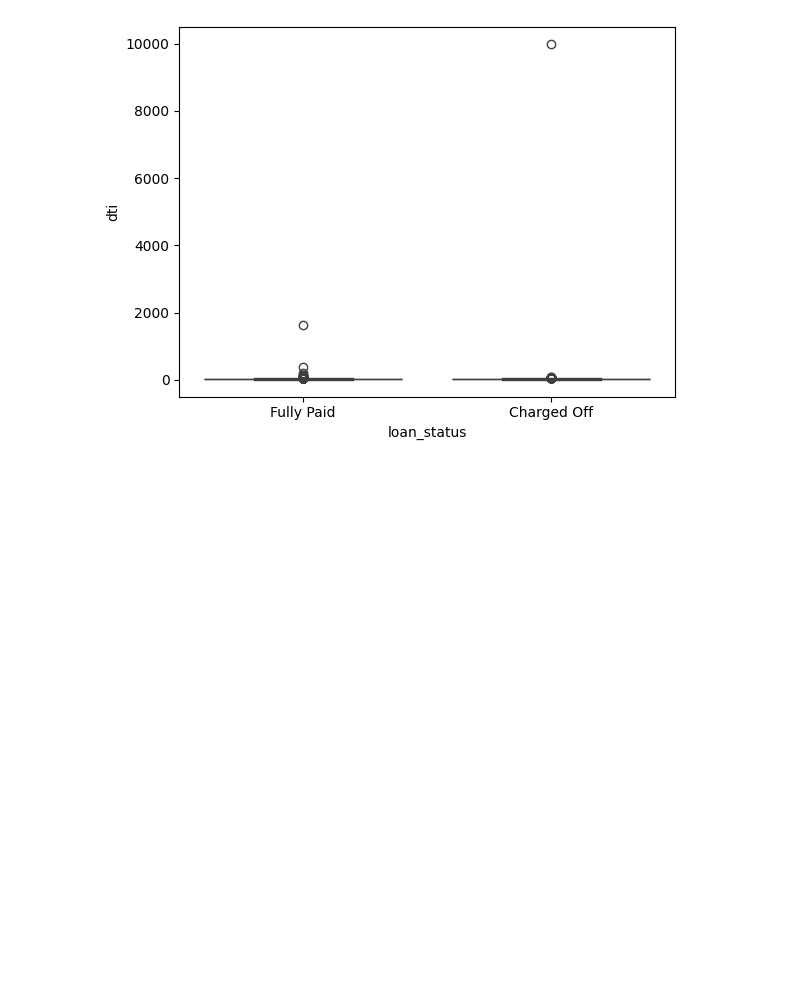
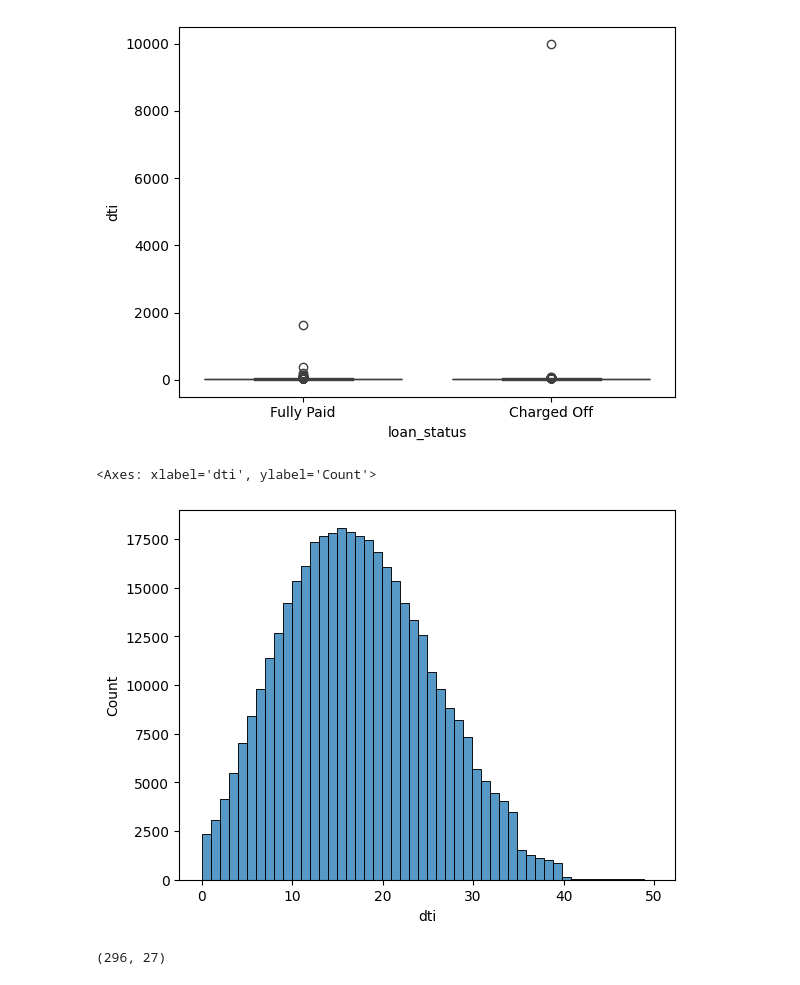
Before and after one commit to Debasishsaha123/Loan-default-prediction-ML-Projects, a Jupyter notebook: data_understanding.ipynb, the cells around one changed output. Drawn from its saved outputs; the diff is of its cells as text; code cells hidden in the pictures; blank space fills up the shorter version.

```diff
--- a/data_understanding.ipynb
+++ b/data_understanding.ipynb
@@ -283,3 +311,14 @@ sns.boxplot(x="loan_status",y="dti",data=df)
 # %% [output]
 <Axes: xlabel='loan_status', ylabel='dti'>
 [figure]
+# %%
+sns.histplot(
+    x='dti',bins=50,data=df[df['dti']<=50]
+)
+# %% [output]
+<Axes: xlabel='dti', ylabel='Count'>
+[figure, added]
+# %%
+print(df[df['dti']>=40].shape)
+# %% [output]
+(296, 27)
```
Also changed, not shown: parts of 4 cells of this notebook.
